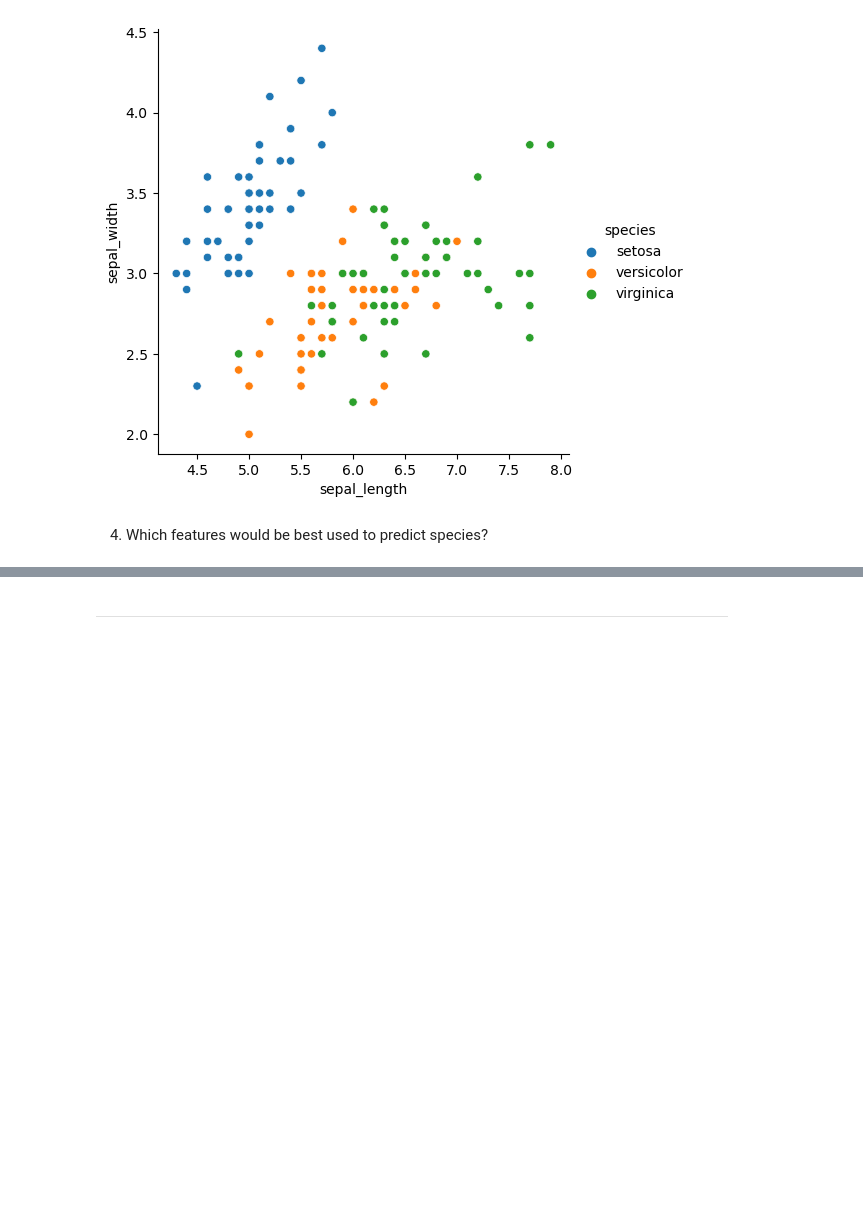
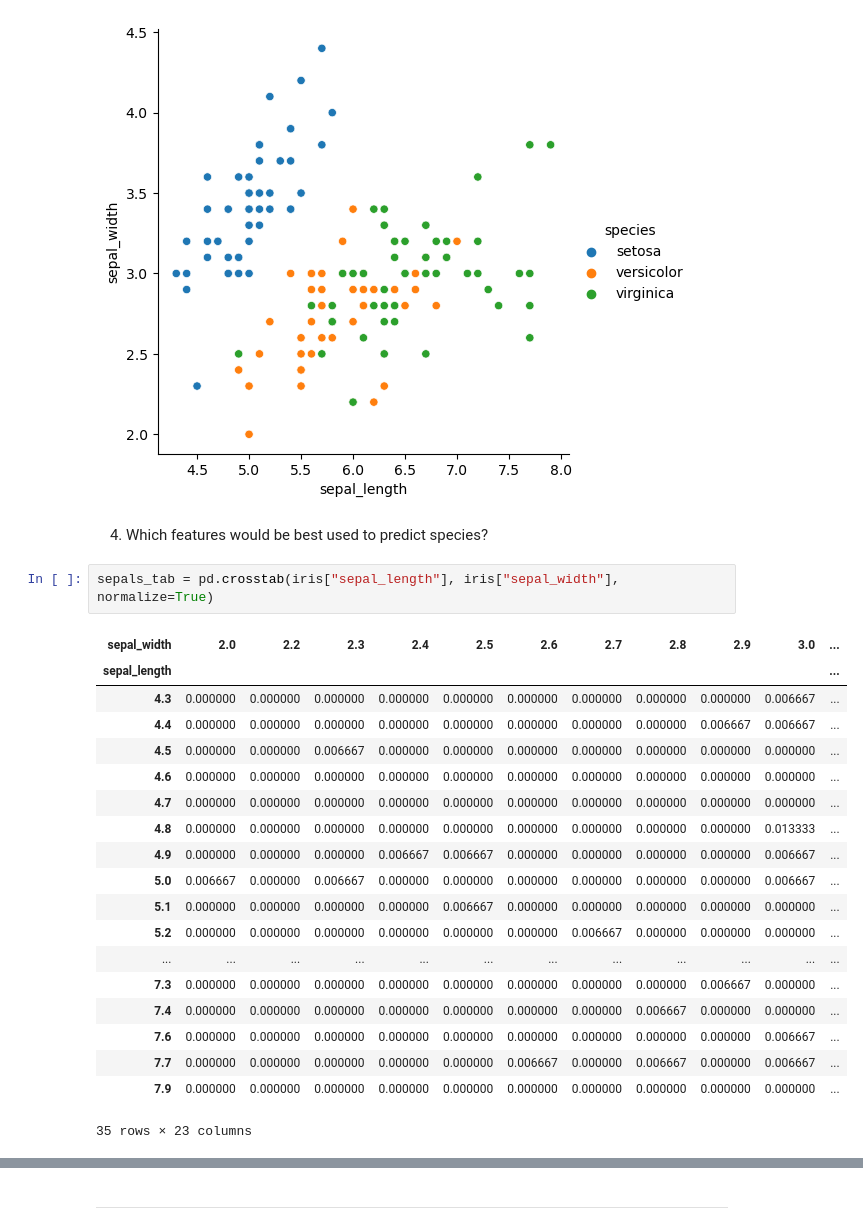
Before and after one commit to manuelparra1/data-science-libraries, a Jupyter notebook: seaborne_exercises.ipynb, the cells around one changed output, grey strips where cells are left out. Saved outputs shown, nothing was run; the diff lists cells and outputs as text; blank space fills up the shorter version.

```diff
--- a/seaborne_exercises.ipynb
+++ b/seaborne_exercises.ipynb
@@ -99,4 +97,26 @@ plt.show()
 [figure]
 # %% [markdown]
 4. Which features would be best used to predict species?
+# %%
+sepals_tab = pd.crosstab(iris["sepal_length"], iris["sepal_width"], normalize=True)
+# %% [output]
+| sepal_width | 2.0 | 2.2 | 2.3 | 2.4 | 2.5 | 2.6 | 2.7 | 2.8 | 2.9 | 3.0 | ... |
+| sepal_length |  |  |  |  |  |  |  |  |  |  | ... |
+| 4.3 | 0.000000 | 0.000000 | 0.000000 | 0.000000 | 0.000000 | 0.000000 | 0.000000 | 0.000000 | 0.000000 | 0.006667 | ... |
+| 4.4 | 0.000000 | 0.000000 | 0.000000 | 0.000000 | 0.000000 | 0.000000 | 0.000000 | 0.000000 | 0.006667 | 0.006667 | ... |
+| 4.5 | 0.000000 | 0.000000 | 0.006667 | 0.000000 | 0.000000 | 0.000000 | 0.000000 | 0.000000 | 0.000000 | 0.000000 | ... |
+| 4.6 | 0.000000 | 0.000000 | 0.000000 | 0.000000 | 0.000000 | 0.000000 | 0.000000 | 0.000000 | 0.000000 | 0.000000 | ... |
+| 4.7 | 0.000000 | 0.000000 | 0.000000 | 0.000000 | 0.000000 | 0.000000 | 0.000000 | 0.000000 | 0.000000 | 0.000000 | ... |
+| 4.8 | 0.000000 | 0.000000 | 0.000000 | 0.000000 | 0.000000 | 0.000000 | 0.000000 | 0.000000 | 0.000000 | 0.013333 | ... |
+| 4.9 | 0.000000 | 0.000000 | 0.000000 | 0.006667 | 0.006667 | 0.000000 | 0.000000 | 0.000000 | 0.000000 | 0.006667 | ... |
+| 5.0 | 0.006667 | 0.000000 | 0.006667 | 0.000000 | 0.000000 | 0.000000 | 0.000000 | 0.000000 | 0.000000 | 0.006667 | ... |
+| 5.1 | 0.000000 | 0.000000 | 0.000000 | 0.000000 | 0.006667 | 0.000000 | 0.000000 | 0.000000 | 0.000000 | 0.000000 | ... |
+| 5.2 | 0.000000 | 0.000000 | 0.000000 | 0.000000 | 0.000000 | 0.000000 | 0.006667 | 0.000000 | 0.000000 | 0.000000 | ... |
+| ... | ... | ... | ... | ... | ... | ... | ... | ... | ... | ... | ... |
+| 7.3 | 0.000000 | 0.000000 | 0.000000 | 0.000000 | 0.000000 | 0.000000 | 0.000000 | 0.000000 | 0.006667 | 0.000000 | ... |
+| 7.4 | 0.000000 | 0.000000 | 0.000000 | 0.000000 | 0.000000 | 0.000000 | 0.000000 | 0.006667 | 0.000000 | 0.000000 | ... |
+| 7.6 | 0.000000 | 0.000000 | 0.000000 | 0.000000 | 0.000000 | 0.000000 | 0.000000 | 0.000000 | 0.000000 | 0.006667 | ... |
+| 7.7 | 0.000000 | 0.000000 | 0.000000 | 0.000000 | 0.000000 | 0.006667 | 0.000000 | 0.006667 | 0.000000 | 0.006667 | ... |
+| 7.9 | 0.000000 | 0.000000 | 0.000000 | 0.000000 | 0.000000 | 0.000000 | 0.000000 | 0.000000 | 0.000000 | 0.000000 | ... |
+35 rows × 23 columns
 # %%
```
Also changed, not shown: parts of 20 cells of this notebook.
